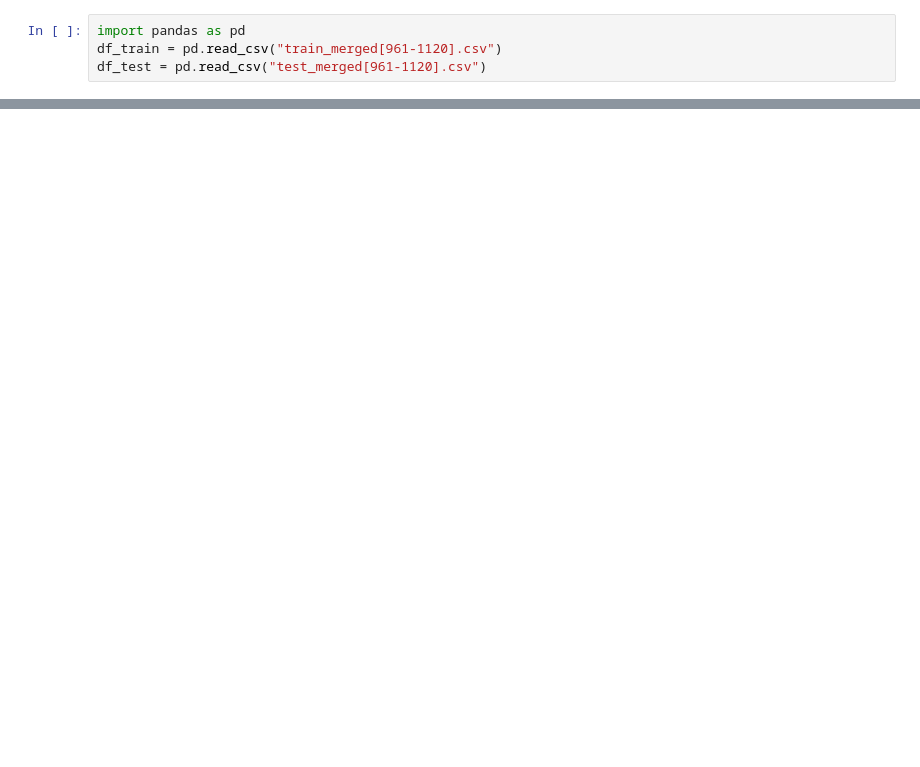
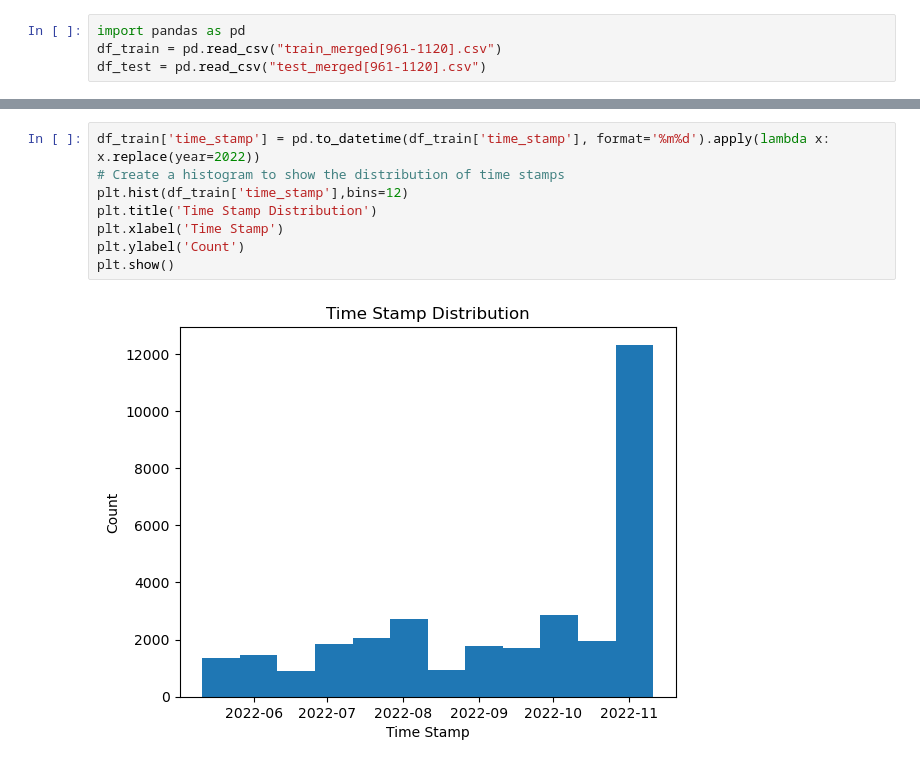
Before and after one commit to pratikjadhav2726/Group7-CECS550, a Jupyter notebook: EDA/EDA.ipynb, the cells around one changed output, grey strips where cells are left out. Saved outputs shown, nothing was run; the diff lists cells and outputs as text; blank space fills up the shorter version.

```diff
--- a/EDA/EDA.ipynb
+++ b/EDA/EDA.ipynb
@@ -27,0 +69,10 @@ df_train['age_range'].value_counts().plot(kind='barh')
+# %%
+df_train['time_stamp'] = pd.to_datetime(df_train['time_stamp'], format='%m%d').apply(lambda x: x.replace(year=2022))
+# Create a histogram to show the distribution of time stamps
+plt.hist(df_train['time_stamp'],bins=12)
+plt.title('Time Stamp Distribution')
+plt.xlabel('Time Stamp')
+plt.ylabel('Count')
+plt.show()
+# %% [output]
+[figure, added]
```
Also changed, not shown: parts of 8 cells of this notebook, 1 other file.
